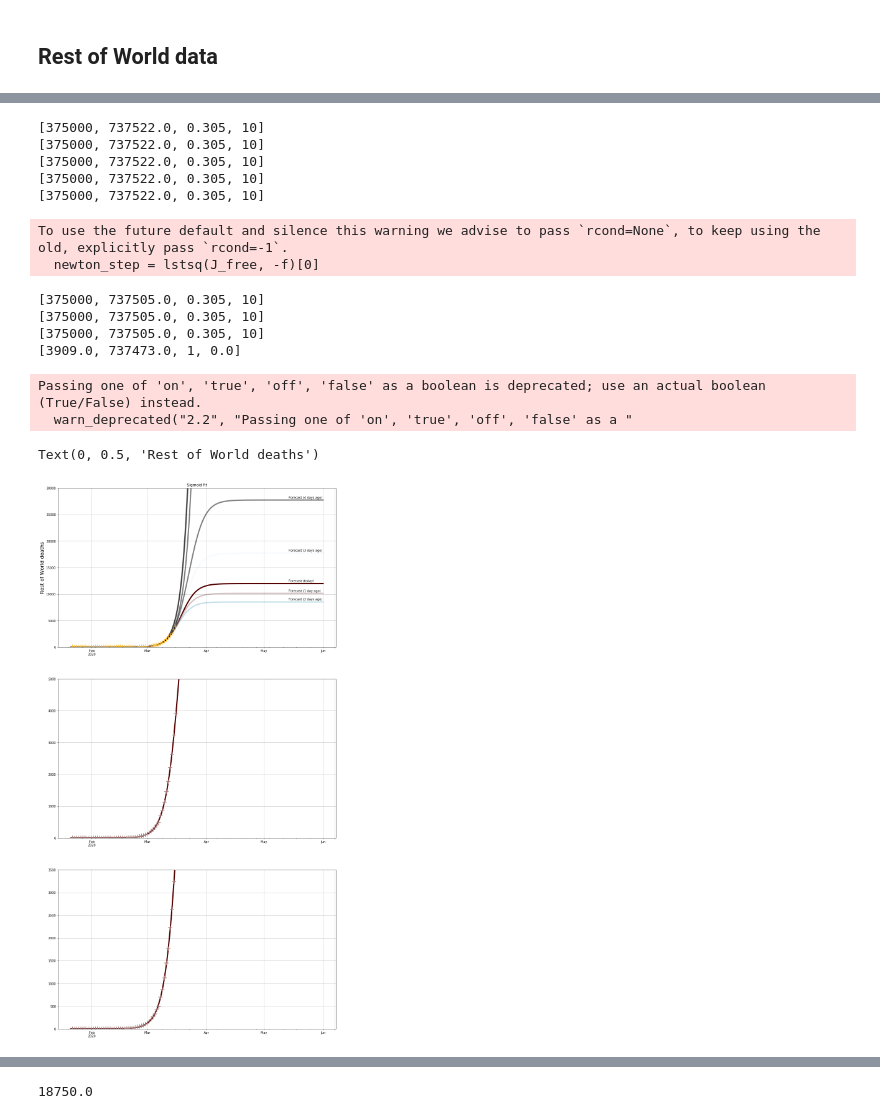
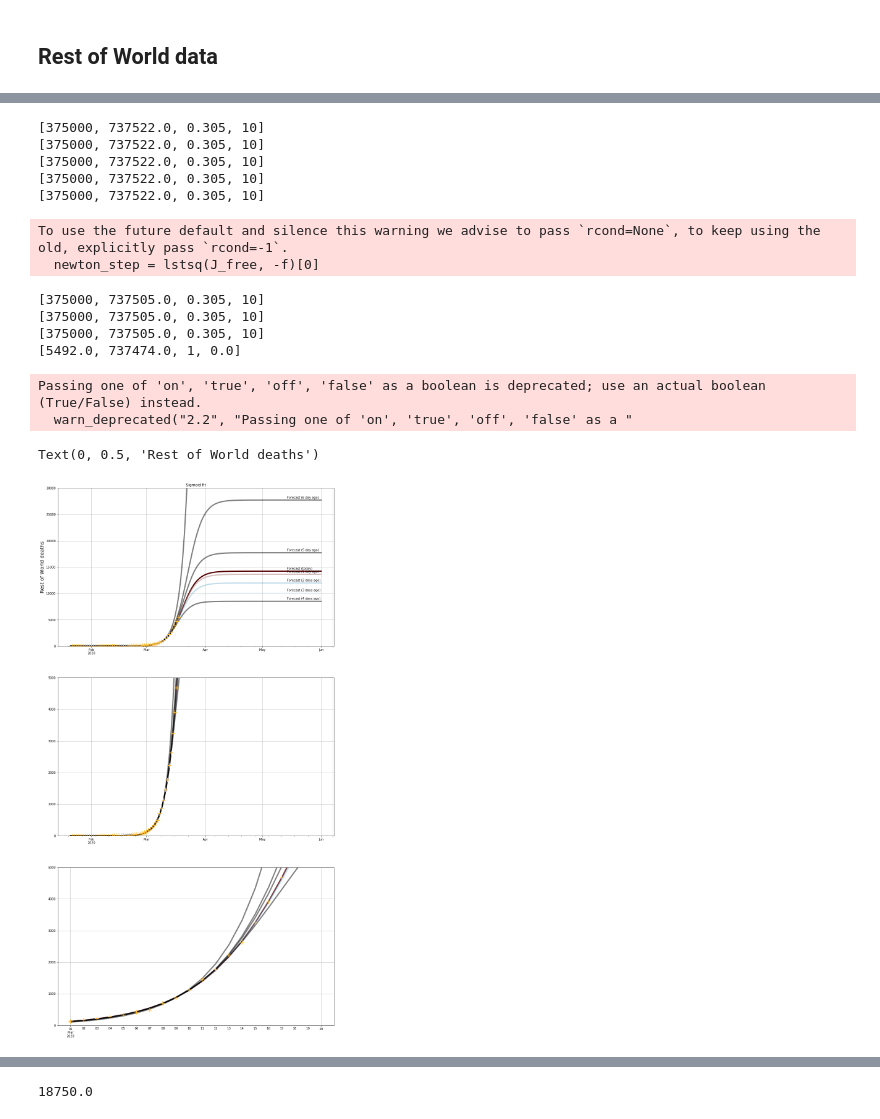
Before and after one commit to djhume/COVID-19, a Jupyter notebook: COVID-19.ipynb, the cells around one changed output, grey strips where cells are left out. Cells and saved outputs as stored; diff of their text form; code cells hidden in the pictures.

```diff
--- a/COVID-19.ipynb
+++ b/COVID-19.ipynb
@@ -380,45 +376,59 @@ grid('on')
 ylim([0, 30000])
 ax2 = fig.add_subplot(312)
 (fs*1).plot(ax=ax2, lw=4)
+fsn1.plot(ax=ax2, lw=4, alpha=0.5)
+fsn2.plot(ax=ax2, lw=4, alpha=0.25)
+fsn3.plot(ax=ax2, lw=4, alpha=0.125)
+fsn4.plot(ax=ax2, lw=4, alpha=0.5, color='k')
+fsn5.plot(ax=ax2, lw=4, alpha=0.5, color='k')
+fsn6.plot(ax=ax2, lw=4, alpha=0.5, color='k')
+fsn7.plot(ax=ax2, lw=4, alpha=0.5, color='k')
 
 (fs_r*1).plot(ax=ax2, marker="+", lw=0, ms=14, mew=2)
 grid('on')
 ylim([0, 5000])
 
 ax3 = fig.add_subplot(313)
-(fs).plot(ax=ax3, lw=4)
-fs_r.plot(ax=ax3, marker="+", lw=0, ms=14, mew=2)
+fs["2020/3/1": "2020/3/20"].plot(ax=ax3, lw=4)
+fsn1["2020/3/1": "2020/3/20"].plot(ax=ax3, lw=4, alpha=0.5)
+fsn2["2020/3/1": "2020/3/20"].plot(ax=ax3, lw=4, alpha=0.25)
+fsn3["2020/3/1": "2020/3/20"].plot(ax=ax3, lw=4, alpha=0.125)
+fsn4["2020/3/1": "2020/3/20"].plot(ax=ax3, lw=4, alpha=0.5, color='k')
+fsn5["2020/3/1": "2020/3/20"].plot(ax=ax3, lw=4, alpha=0.5, color='k')
+fsn6["2020/3/1": "2020/3/20"].plot(ax=ax3, lw=4, alpha=0.5, color='k')
+fsn7["2020/3/1": "2020/3/20"].plot(ax=ax3, lw=4, alpha=0.5, color='k')
+fs_r["2020/3/1": "2020/3/20"].plot(ax=ax3, marker="+", lw=0, ms=14, mew=2)
 grid('on')
-ylim([0, 3500])
+ylim([0, 5000])
 
 x_date = datetime(2020,5,14)
 y_shift=300
 ax.text(x_date, fs.tail(1).values+y_shift, 'Forecast (today)')
 ax.text(x_date, fsn1.tail(1).values+y_shift, 'Forecast (1 day ago)')
 ax.text(x_date, fsn2.tail(1).values+y_shift, 'Forecast (2 days ago)')
 ax.text(x_date, fsn3.tail(1).values+y_shift, 'Forecast (3 days ago)')
 ax.text(x_date, fsn4.tail(1).values+y_shift, 'Forecast (4 days ago)')
-#ax.text(x_date, fsn5.tail(1).values+y_shift, 'Forecast (5 day ago)')
-#ax.text(x_date, fsn6.tail(1).values+y_shift, 'Forecast (6 day ago)')
+ax.text(x_date, fsn5.tail(1).values+y_shift, 'Forecast (5 day ago)')
+ax.text(x_date, fsn6.tail(1).values+y_shift, 'Forecast (6 day ago)')
 #ax.text(x_date, fsn7.tail(1).values+y_shift, 'Forecast (7 day ago)')
 
 ax.set_ylabel('Rest of World deaths', fontsize=16)
 # %% [output]
 [375000, 737522.0, 0.305, 10]
 [375000, 737522.0, 0.305, 10]
 [375000, 737522.0, 0.305, 10]
 [375000, 737522.0, 0.305, 10]
 [375000, 737522.0, 0.305, 10]
 To use the future default and silence this warning we advise to pass `rcond=None`, to keep using the old, explicitly pass `rcond=-1`.
   newton_step = lstsq(J_free, -f)[0]
 [375000, 737505.0, 0.305, 10]
 [375000, 737505.0, 0.305, 10]
 [375000, 737505.0, 0.305, 10]
-[3909.0, 737473.0, 1, 0.0]
+[5492.0, 737474.0, 1, 0.0]
 Passing one of 'on', 'true', 'off', 'false' as a boolean is deprecated; use an actual boolean (True/False) instead.
   warn_deprecated("2.2", "Passing one of 'on', 'true', 'off', 'false' as a "
 Text(0, 0.5, 'Rest of World deaths')
-[figure, old version]
+[figure, new version]
 # %%
 fig = plt.figure(1, figsize=[16,18])
 ax = fig.add_subplot(111)
```
Also changed, not shown: parts of 20 cells of this notebook.
